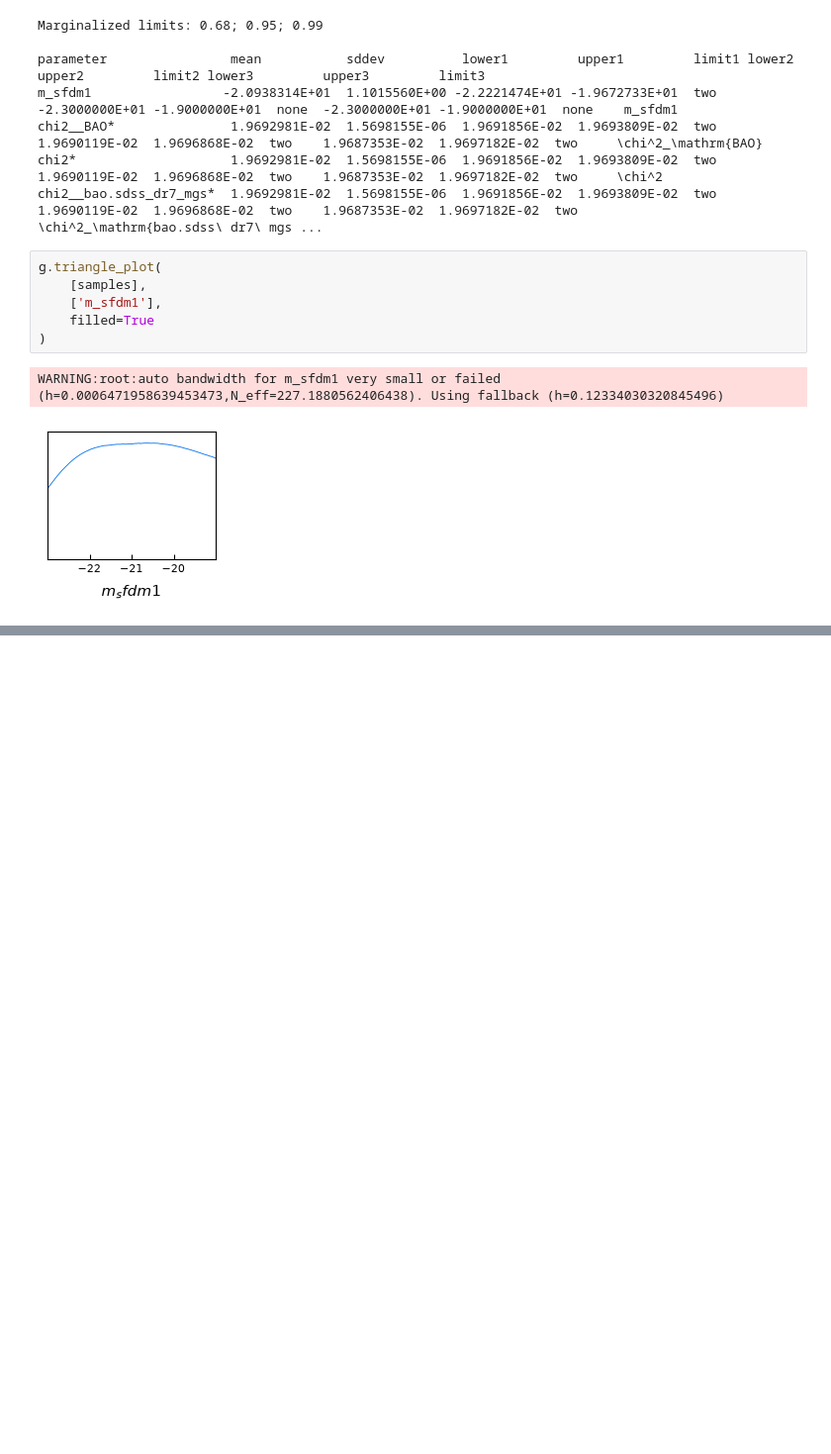
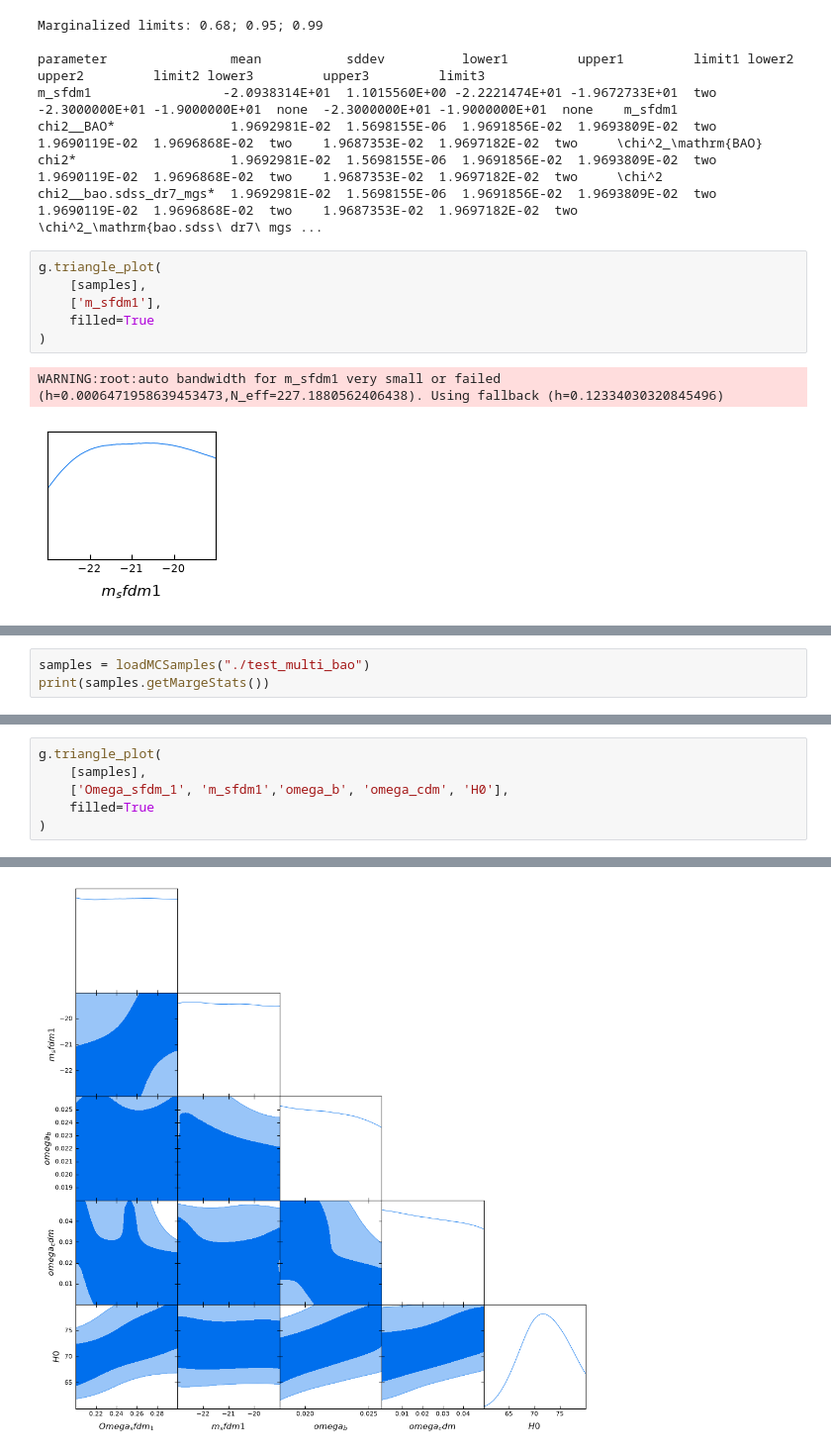
Before and after one commit to CosmoStats/ejercicios-jcim28, a Jupyter notebook: cobaya_tests/Cobaya_tests.ipynb, the cells around one changed output, grey strips where cells are left out. Shown at 99% size. Drawn from its saved outputs; the diff is of its cells as text; blank space fills up the shorter version.

```diff
--- a/cobaya_tests/Cobaya_tests.ipynb
+++ b/cobaya_tests/Cobaya_tests.ipynb
@@ -125,0 +154,3 @@ WARNING:root:auto bandwidth for m_sfdm1 very small or failed (h=0.00064719586394
+# %%
+samples = loadMCSamples("./test_multi_bao")
+print(samples.getMargeStats())
@@ -125,0 +175,7 @@ WARNING:root:auto bandwidth for m_sfdm1 very small or failed (h=0.00064719586394
+# %%
+g.triangle_plot(
+    [samples],
+    ['Omega_sfdm_1', 'm_sfdm1','omega_b', 'omega_cdm', 'H0'],
+    filled=True
+)
+# %% [output]
@@ -125,0 +184 @@ WARNING:root:auto bandwidth for m_sfdm1 very small or failed (h=0.00064719586394
+[figure, added]
```
Also changed, not shown: parts of 6 cells of this notebook, 20 other files.
